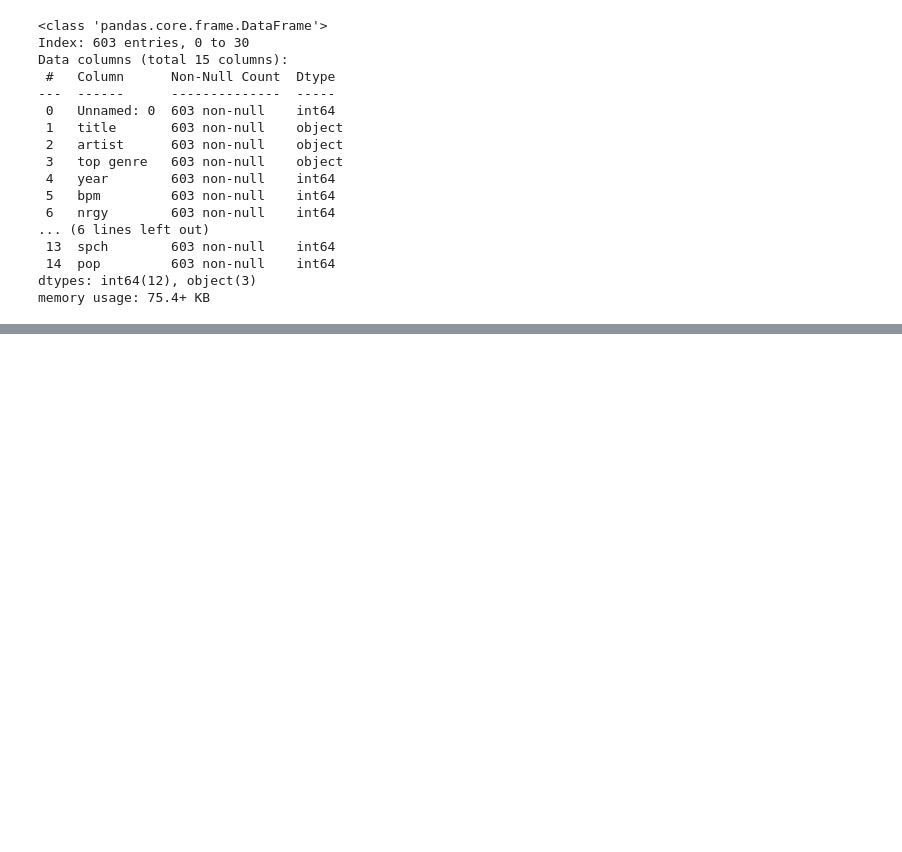
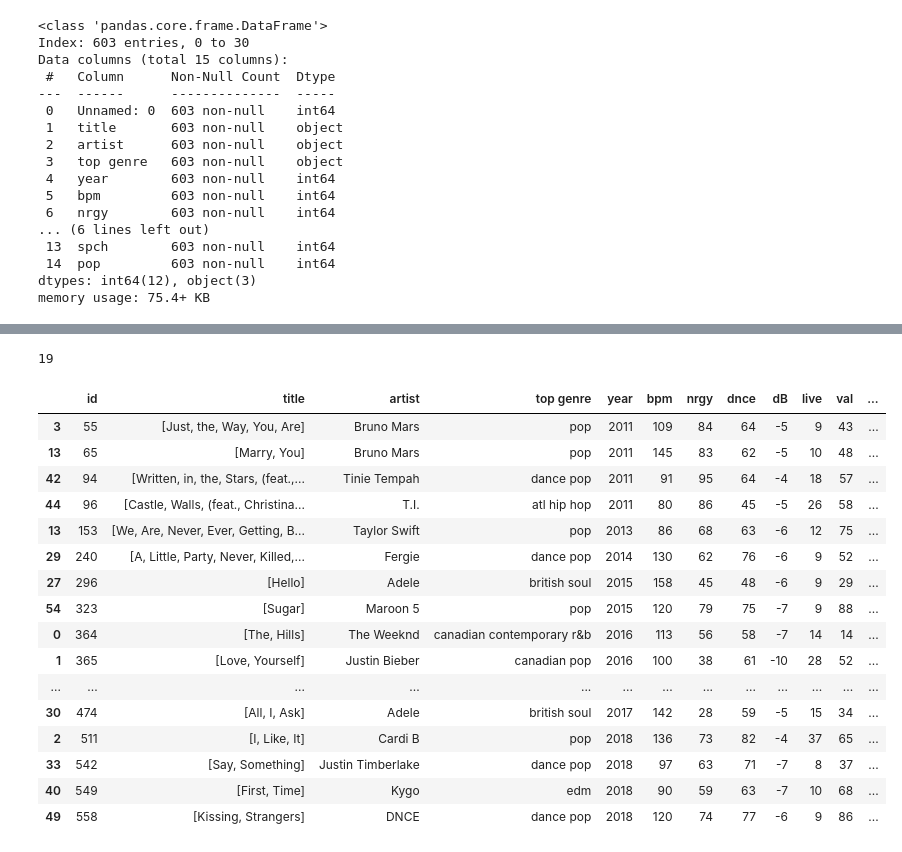
Before and after one commit to Schaeffer2013/Spotify_Top_Songs, a Jupyter notebook: spotify.ipynb, the cells around one changed output, grey strips where cells are left out. Cells and saved outputs as stored; diff of their text form; code cells hidden in the pictures; blank space fills up the shorter version.

```diff
--- a/spotify.ipynb
+++ b/spotify.ipynb
@@ -57,0 +104,24 @@ memory usage: 75.4+ KB
+# %%
+all_top_songs.duplicated(subset=["title"]).sum()
+# %% [output]
+19
+# %%
+all_top_songs.loc[all_top_songs.duplicated(subset=["title"])]
+# %% [output]
+|  | id | title | artist | top genre | year | bpm | nrgy | dnce | dB | live | val | ... |
+| 3 | 55 | [Just, the, Way, You, Are] | Bruno Mars | pop | 2011 | 109 | 84 | 64 | -5 | 9 | 43 | ... |
+| 13 | 65 | [Marry, You] | Bruno Mars | pop | 2011 | 145 | 83 | 62 | -5 | 10 | 48 | ... |
+| 42 | 94 | [Written, in, the, Stars, (feat.,... | Tinie Tempah | dance pop | 2011 | 91 | 95 | 64 | -4 | 18 | 57 | ... |
+| 44 | 96 | [Castle, Walls, (feat., Christina... | T.I. | atl hip hop | 2011 | 80 | 86 | 45 | -5 | 26 | 58 | ... |
+| 13 | 153 | [We, Are, Never, Ever, Getting, B... | Taylor Swift | pop | 2013 | 86 | 68 | 63 | -6 | 12 | 75 | ... |
+| 29 | 240 | [A, Little, Party, Never, Killed,... | Fergie | dance pop | 2014 | 130 | 62 | 76 | -6 | 9 | 52 | ... |
+| 27 | 296 | [Hello] | Adele | british soul | 2015 | 158 | 45 | 48 | -6 | 9 | 29 | ... |
+| 54 | 323 | [Sugar] | Maroon 5 | pop | 2015 | 120 | 79 | 75 | -7 | 9 | 88 | ... |
+| 0 | 364 | [The, Hills] | The Weeknd | canadian contemporary r&b | 2016 | 113 | 56 | 58 | -7 | 14 | 14 | ... |
+| 1 | 365 | [Love, Yourself] | Justin Bieber | canadian pop | 2016 | 100 | 38 | 61 | -10 | 28 | 52 | ... |
+| ... | ... | ... | ... | ... | ... | ... | ... | ... | ... | ... | ... | ... |
+| 30 | 474 | [All, I, Ask] | Adele | british soul | 2017 | 142 | 28 | 59 | -5 | 15 | 34 | ... |
+| 2 | 511 | [I, Like, It] | Cardi B | pop | 2018 | 136 | 73 | 82 | -4 | 37 | 65 | ... |
+| 33 | 542 | [Say, Something] | Justin Timberlake | dance pop | 2018 | 97 | 63 | 71 | -7 | 8 | 37 | ... |
+| 40 | 549 | [First, Time] | Kygo | edm | 2018 | 90 | 59 | 63 | -7 | 10 | 68 | ... |
+| 49 | 558 | [Kissing, Strangers] | DNCE | dance pop | 2018 | 120 | 74 | 77 | -6 | 9 | 86 | ... |
```
Also changed, not shown: parts of 27 cells of this notebook, 1 other file.
